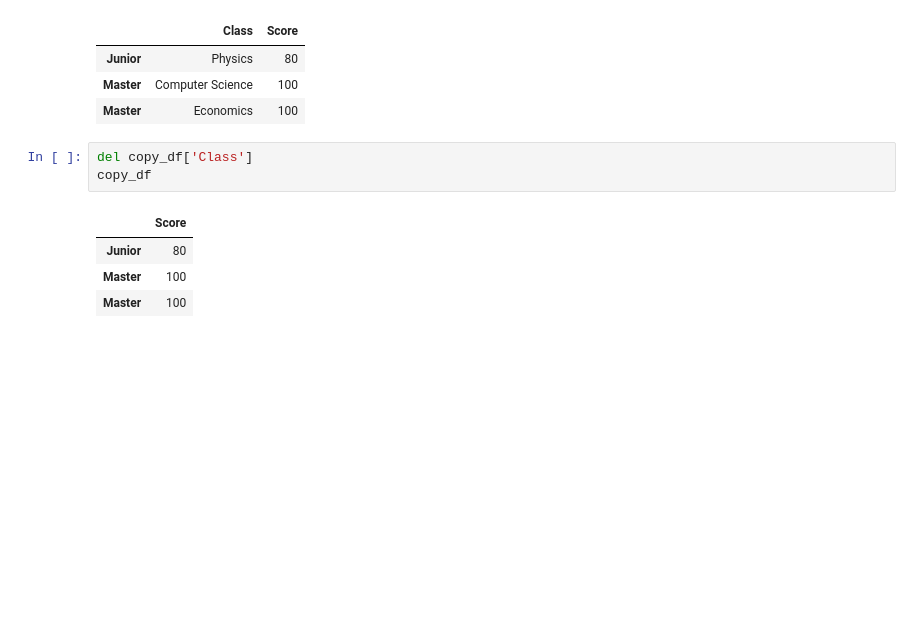
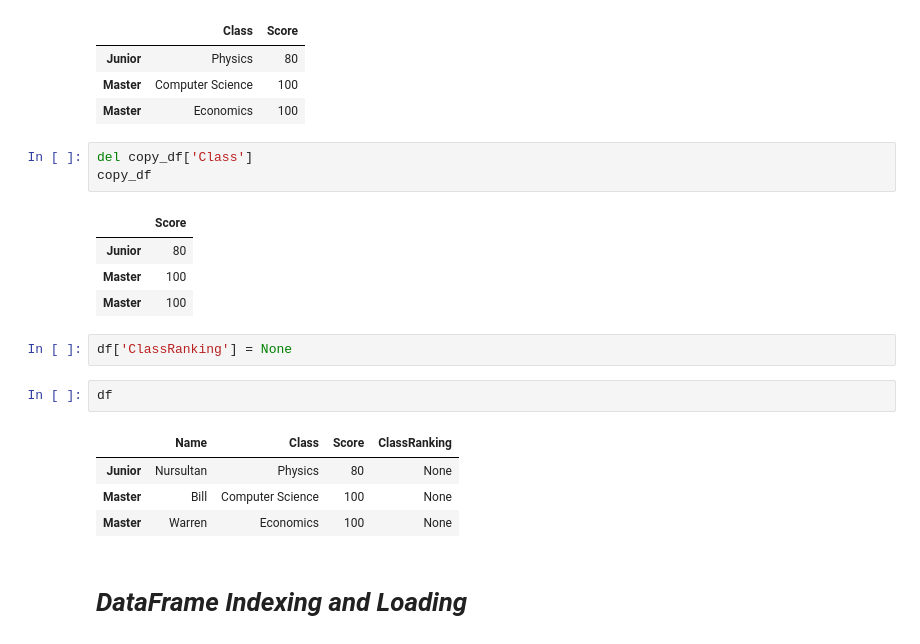
Before and after one commit to nurskurmanbekov/Applied-Data-Science-with-Python, a Jupyter notebook: Week_2.ipynb, the cells around one changed output. Saved outputs shown, nothing was run; the diff lists cells and outputs as text; blank space fills up the shorter version.

```diff
--- a/Week_2.ipynb
+++ b/Week_2.ipynb
@@ -510,3 +510,14 @@ copy_df
 | Junior | 80 |
 | Master | 100 |
 | Master | 100 |
+# %%
+df['ClassRanking'] = None
+# %%
+df
+# %% [output]
+|  | Name | Class | Score | ClassRanking |
+| Junior | Nursultan | Physics | 80 | None |
+| Master | Bill | Computer Science | 100 | None |
+| Master | Warren | Economics | 100 | None |
+# %% [markdown]
+# ***DataFrame Indexing and Loading***
```
